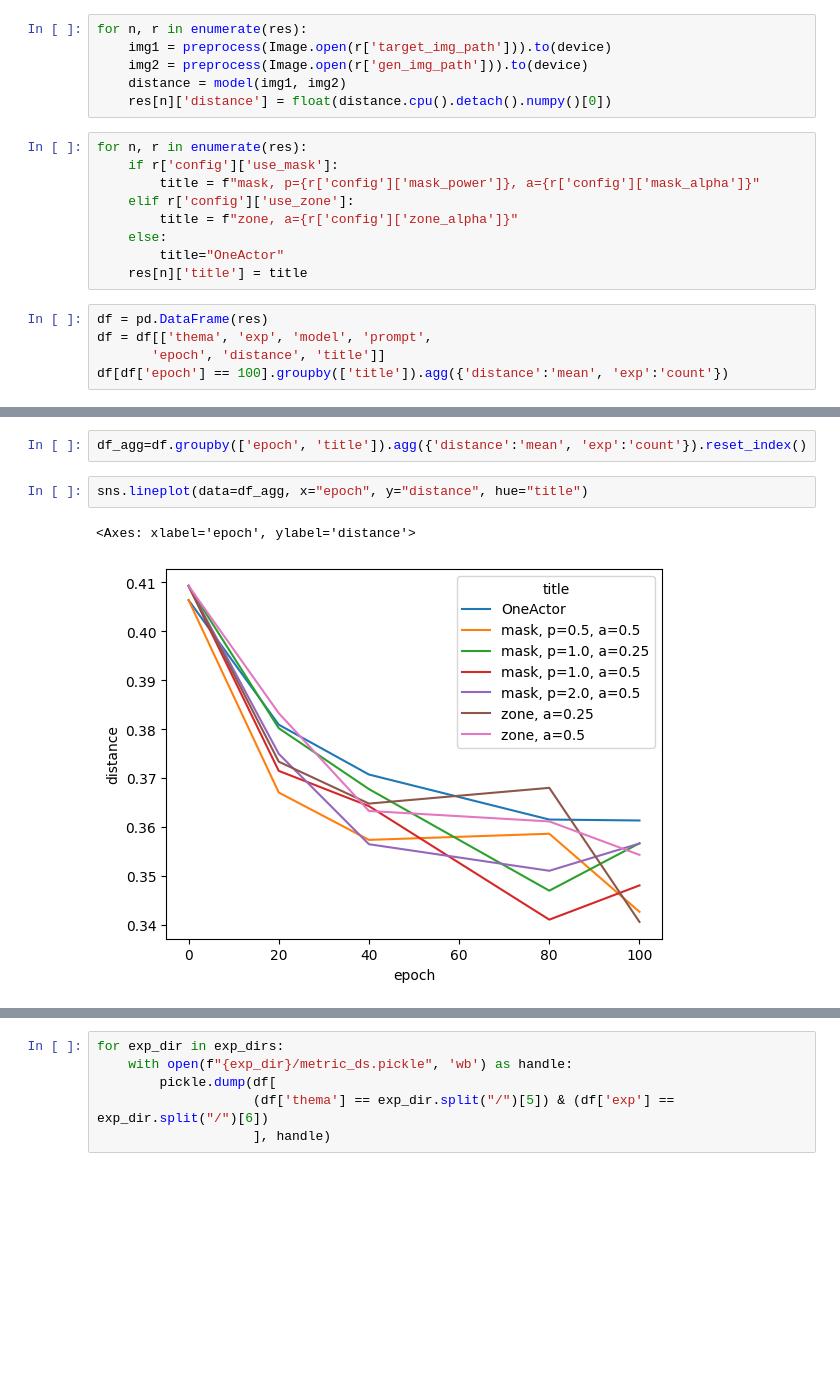
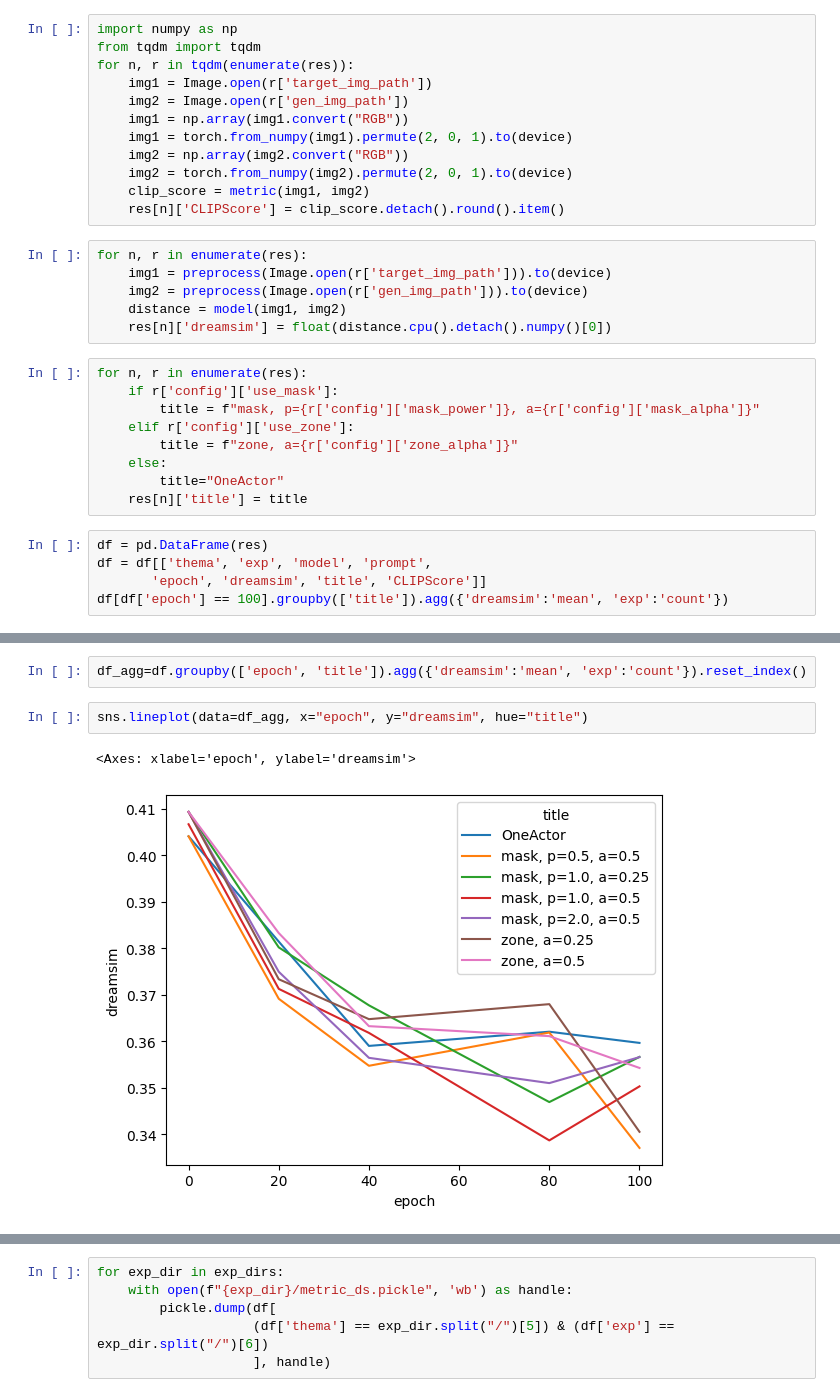
Before and after one commit to EkaterinaAdishcheva/Diploma, a Jupyter notebook: dreamsim_notebooks/ds_metrics.ipynb, the cells around one changed output, grey strips where cells are left out. Cells and saved outputs as stored; diff of their text form; blank space fills up the shorter version.

```diff
--- a/dreamsim_notebooks/ds_metrics.ipynb
+++ b/dreamsim_notebooks/ds_metrics.ipynb
@@ -56,9 +64,21 @@ for exp_dir in exp_dirs:
+# %%
+import numpy as np
+from tqdm import tqdm
+for n, r in tqdm(enumerate(res)):
+    img1 = Image.open(r['target_img_path'])
+    img2 = Image.open(r['gen_img_path'])
+    img1 = np.array(img1.convert("RGB"))
+    img1 = torch.from_numpy(img1).permute(2, 0, 1).to(device)
+    img2 = np.array(img2.convert("RGB"))
+    img2 = torch.from_numpy(img2).permute(2, 0, 1).to(device)
+    clip_score = metric(img1, img2)
+    res[n]['CLIPScore'] = clip_score.detach().round().item()
 # %%
 for n, r in enumerate(res):
     img1 = preprocess(Image.open(r['target_img_path'])).to(device)
     img2 = preprocess(Image.open(r['gen_img_path'])).to(device)
     distance = model(img1, img2)
-    res[n]['distance'] = float(distance.cpu().detach().numpy()[0])
+    res[n]['dreamsim'] = float(distance.cpu().detach().numpy()[0])
 # %%
 for n, r in enumerate(res):
     if r['config']['use_mask']:
@@ -71,6 +91,6 @@ for n, r in enumerate(res):
 # %%
 df = pd.DataFrame(res)
 df = df[['thema', 'exp', 'model', 'prompt',
-       'epoch', 'distance', 'title']]
-df[df['epoch'] == 100].groupby(['title']).agg({'distance':'mean', 'exp':'count'})
+       'epoch', 'dreamsim', 'title', 'CLIPScore']]
+df[df['epoch'] == 100].groupby(['title']).agg({'dreamsim':'mean', 'exp':'count'})
 # %% [output]
@@ -84,11 +104,11 @@ df[df['epoch'] == 100].groupby(['title']).agg({'distance':'mean', 'exp':'count'}
 | zone, a=0.25 | 0.340573 | 14 |
 | zone, a=0.5 | 0.354290 | 14 |
 # %%
-df_agg=df.groupby(['epoch', 'title']).agg({'distance':'mean', 'exp':'count'}).reset_index()
+df_agg=df.groupby(['epoch', 'title']).agg({'dreamsim':'mean', 'exp':'count'}).reset_index()
 # %%
-sns.lineplot(data=df_agg, x="epoch", y="distance", hue="title")
+sns.lineplot(data=df_agg, x="epoch", y="dreamsim", hue="title")
 # %% [output]
-<Axes: xlabel='epoch', ylabel='distance'>
+<Axes: xlabel='epoch', ylabel='dreamsim'>
-[figure, old version]
+[figure, new version]
 # %%
 from matplotlib import pyplot as plt
```
Also changed, not shown: parts of 10 cells of this notebook, 3 other files.
